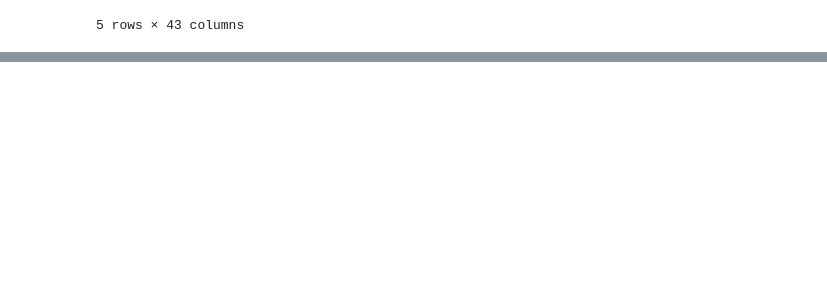
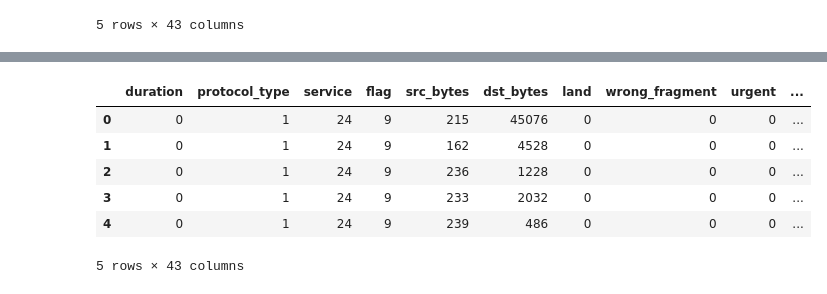
Before and after one commit to WildCodeWolf/Your-Data-Is-Mine, a Jupyter notebook: KDDEDA.ipynb, the cells around one changed output, grey strips where cells are left out. Saved outputs shown, nothing was run; the diff lists cells and outputs as text; code cells hidden in the pictures; blank space fills up the shorter version.

```diff
--- a/KDDEDA.ipynb
+++ b/KDDEDA.ipynb
@@ -719,0 +671,2 @@ ValueError: could not convert string to float: 'tcp'
+# %%
+training_df['Attack Type'] = label_encoder.fit_transform(training_df['Attack Type'])
@@ -719,0 +700,21 @@ ValueError: could not convert string to float: 'tcp'
+# %%
+
+object_column_names = [complete_df[col].name for col in complete_df.columns if complete_df[col].dtype == 'object']
+# %%
+from sklearn.preprocessing import LabelEncoder
+label_encoder = LabelEncoder()
+# %%
+for column in object_column_names:
+    complete_df[column] = label_encoder.fit_transform(complete_df[column])
+    training_df[column] = label_encoder.transform(training_df[column])
+    testing_df[column] = label_encoder.transform(testing_df[column])
+# %%
+training_df.head()
+# %% [output]
+|  | duration | protocol_type | service | flag | src_bytes | dst_bytes | land | wrong_fragment | urgent | ... |
+| 0 | 0 | 1 | 24 | 9 | 215 | 45076 | 0 | 0 | 0 | ... |
+| 1 | 0 | 1 | 24 | 9 | 162 | 4528 | 0 | 0 | 0 | ... |
+| 2 | 0 | 1 | 24 | 9 | 236 | 1228 | 0 | 0 | 0 | ... |
+| 3 | 0 | 1 | 24 | 9 | 233 | 2032 | 0 | 0 | 0 | ... |
+| 4 | 0 | 1 | 24 | 9 | 239 | 486 | 0 | 0 | 0 | ... |
+5 rows × 43 columns
```
Also changed, not shown: parts of 24 cells of this notebook, 2 other files.
